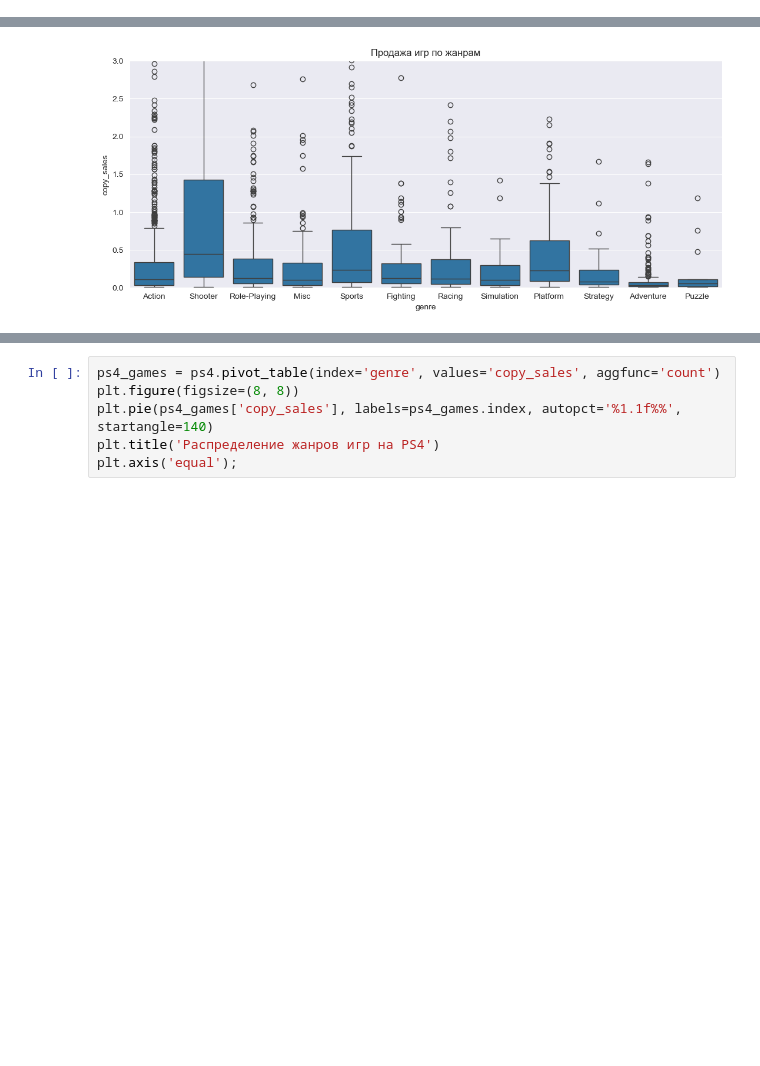
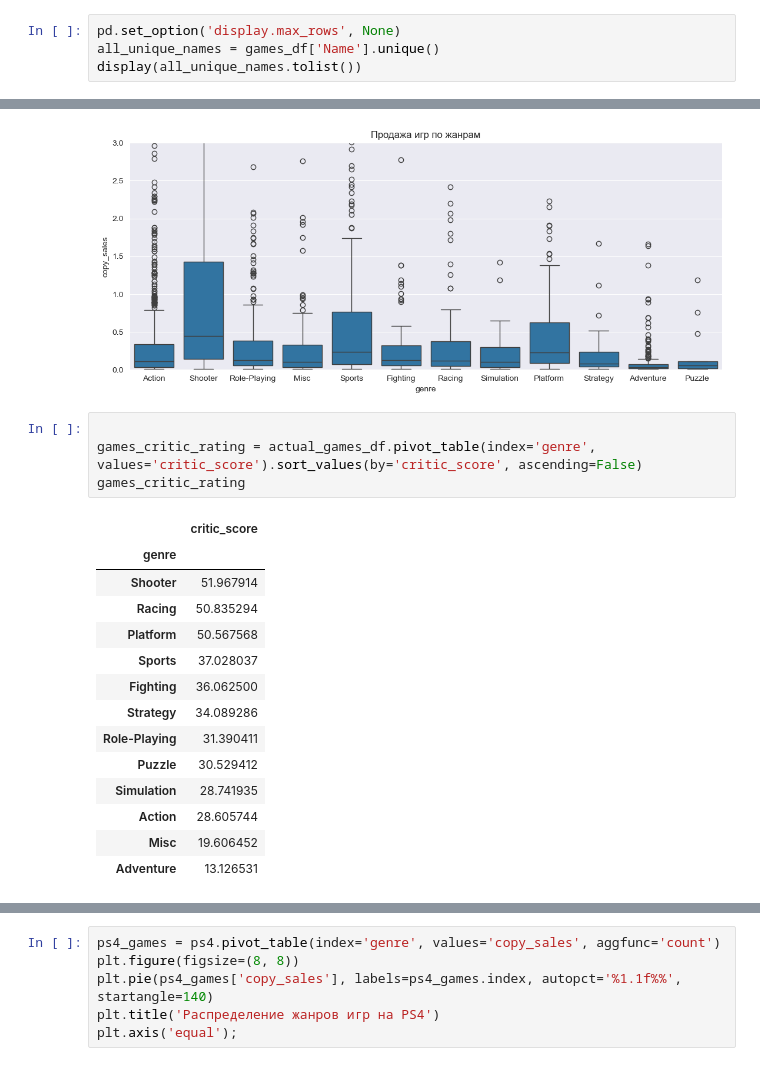
Before and after one commit to liriannamiller/pet_projects, a Jupyter notebook: games_project.ipynb, the cells around one changed output, grey strips where cells are left out. Cells and saved outputs as stored; diff of their text form; blank space fills up the shorter version.

```diff
--- a/games_project.ipynb
+++ b/games_project.ipynb
@@ -31,3 +70,7 @@ games_df['Name'].duplicated()
 16713     True
 16714     True
 Name: Name, Length: 16715, dtype: bool
+# %%
+pd.set_option('display.max_rows', None)
+all_unique_names = games_df['Name'].unique()
+display(all_unique_names.tolist())
@@ -423,3 +515,22 @@ plt.title('Продажа игр по жанрам')
 _ = plt.ylim(0, 3);
 # %% [output]
 [figure]
+# %%
+
+games_critic_rating = actual_games_df.pivot_table(index='genre', values='critic_score').sort_values(by='critic_score', ascending=False)
+games_critic_rating
+# %% [output]
+|  | critic_score |
+| genre |  |
+| Shooter | 51.967914 |
+| Racing | 50.835294 |
+| Platform | 50.567568 |
+| Sports | 37.028037 |
+| Fighting | 36.062500 |
+| Strategy | 34.089286 |
+| Role-Playing | 31.390411 |
+| Puzzle | 30.529412 |
+| Simulation | 28.741935 |
+| Action | 28.605744 |
+| Misc | 19.606452 |
+| Adventure | 13.126531 |
```
Also changed, not shown: parts of 27 cells of this notebook.
